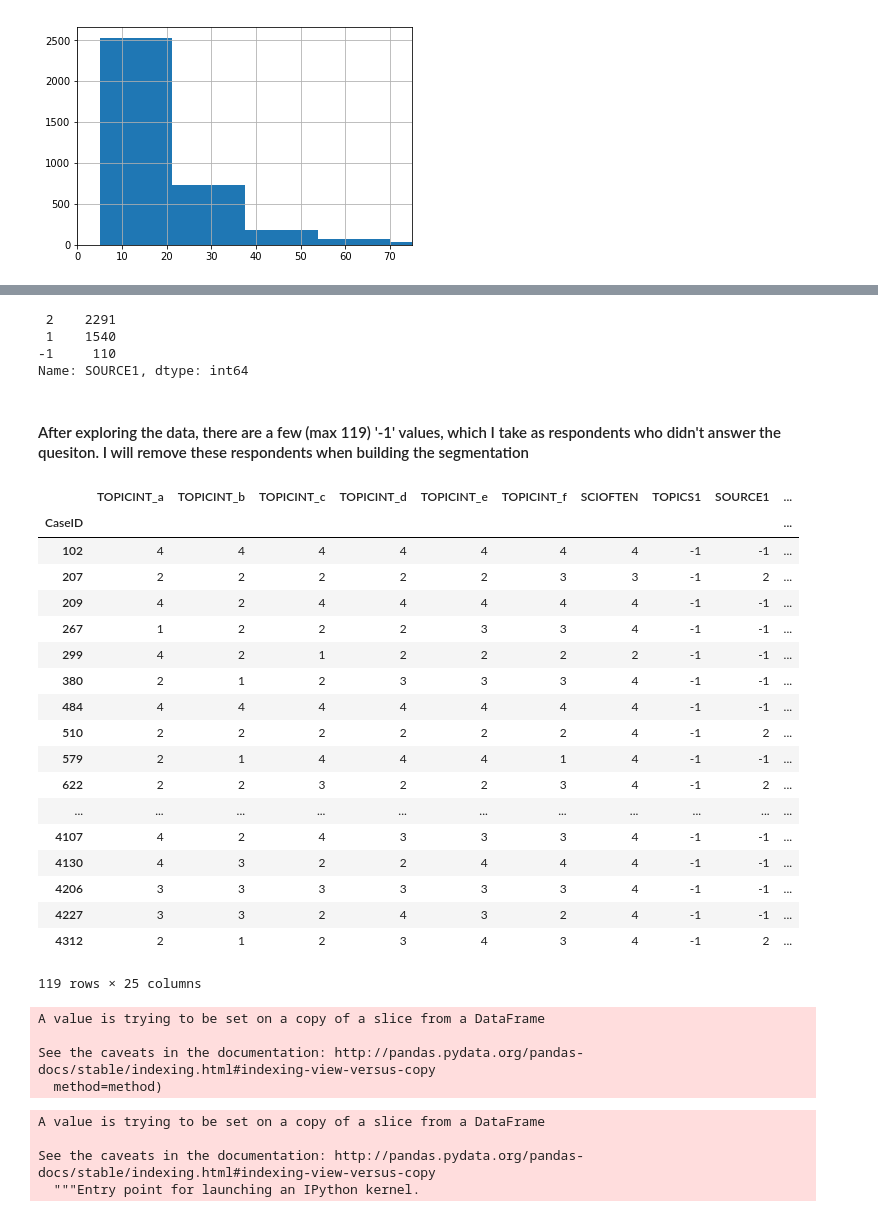
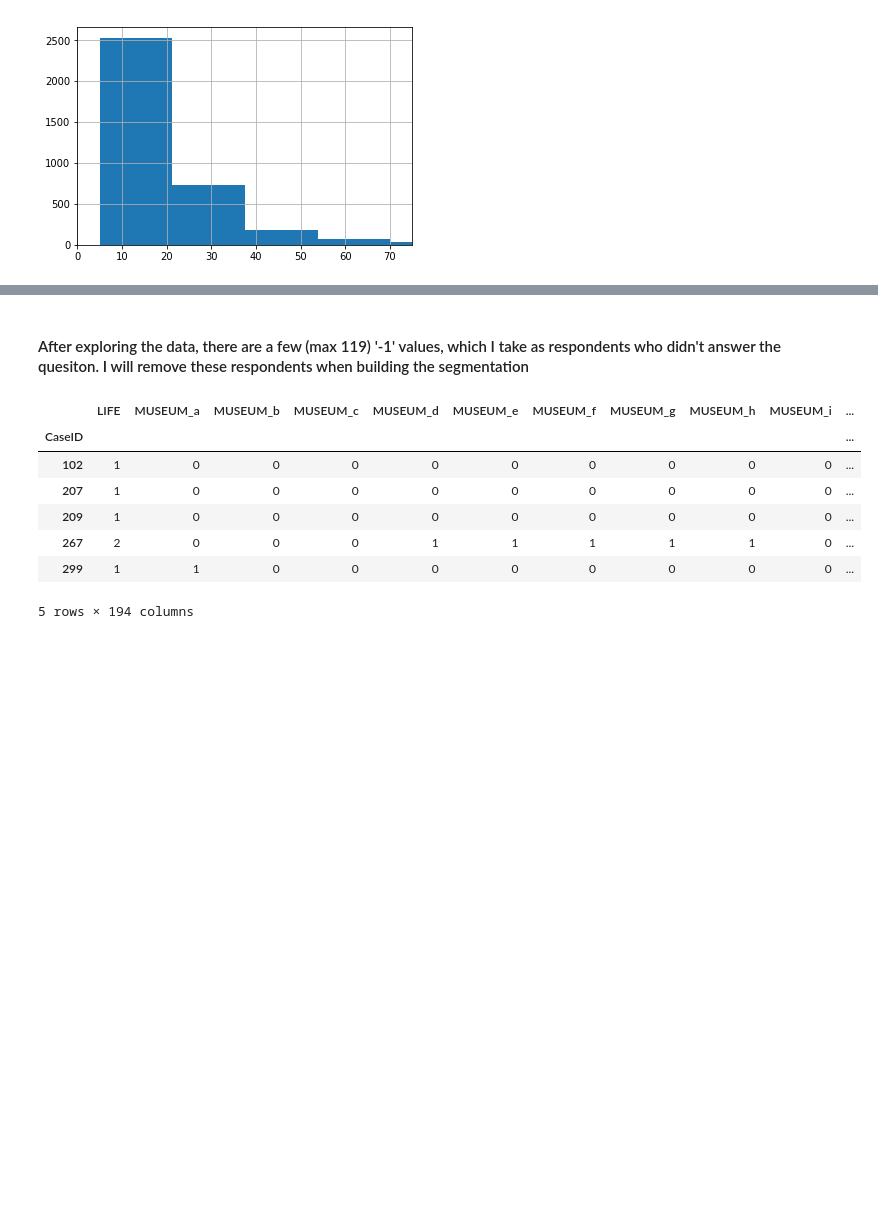
Before and after one commit to taysummers/science_news_segmentation, a Jupyter notebook: JupyterNotebookWork/DataExploration.ipynb, the cells around one changed output, grey strips where cells are left out. Saved outputs shown, nothing was run; the diff lists cells and outputs as text; code cells hidden in the pictures; blank space fills up the shorter version.

```diff
--- a/JupyterNotebookWork/DataExploration.ipynb
+++ b/JupyterNotebookWork/DataExploration.ipynb
@@ -47,2 +24,2 @@ import matplotlib.pyplot as plt
 # %%
-total_data = pd.read_csv('Data/SEGMENTATION/2017 Pew Research Center Science and News Survey/Segmentation_data.csv', index_col= 'CaseID')
+total_data = pd.read_csv('../data/2017 Pew Research Center Science and News Survey/Segmentation_data.csv', index_col= 'CaseID')
@@ -216,45 +124,17 @@ memory usage: 960.5 KB
-# %%
-segment_data['SOURCE1'].value_counts()
-# %% [output]
- 2    2291
- 1    1540
--1     110
-Name: SOURCE1, dtype: int64
 # %% [markdown]
 #### After exploring the data, there are a few (max 119) '-1' values, which I take as respondents who didn't answer the quesiton. I will remove these respondents when building the segmentation
-# %%
-segment_data[segment_data['TOPICS1'] == -1]
-# %% [output]
-|  | TOPICINT_a | TOPICINT_b | TOPICINT_c | TOPICINT_d | TOPICINT_e | TOPICINT_f | SCIOFTEN | TOPICS1 | SOURCE1 | ... |
-| CaseID |  |  |  |  |  |  |  |  |  | ... |
-| 102 | 4 | 4 | 4 | 4 | 4 | 4 | 4 | -1 | -1 | ... |
-| 207 | 2 | 2 | 2 | 2 | 2 | 3 | 3 | -1 | 2 | ... |
-| 209 | 4 | 2 | 4 | 4 | 4 | 4 | 4 | -1 | -1 | ... |
-| 267 | 1 | 2 | 2 | 2 | 3 | 3 | 4 | -1 | -1 | ... |
-| 299 | 4 | 2 | 1 | 2 | 2 | 2 | 2 | -1 | -1 | ... |
-| 380 | 2 | 1 | 2 | 3 | 3 | 3 | 4 | -1 | -1 | ... |
-| 484 | 4 | 4 | 4 | 4 | 4 | 4 | 4 | -1 | -1 | ... |
-| 510 | 2 | 2 | 2 | 2 | 2 | 2 | 4 | -1 | 2 | ... |
-| 579 | 2 | 1 | 4 | 4 | 4 | 1 | 4 | -1 | -1 | ... |
-| 622 | 2 | 2 | 3 | 2 | 2 | 3 | 4 | -1 | 2 | ... |
-| ... | ... | ... | ... | ... | ... | ... | ... | ... | ... | ... |
-| 4107 | 4 | 2 | 4 | 3 | 3 | 3 | 4 | -1 | -1 | ... |
-| 4130 | 4 | 3 | 2 | 2 | 4 | 4 | 4 | -1 | -1 | ... |
-| 4206 | 3 | 3 | 3 | 3 | 3 | 3 | 4 | -1 | -1 | ... |
-| 4227 | 3 | 3 | 2 | 4 | 3 | 2 | 4 | -1 | -1 | ... |
-| 4312 | 2 | 1 | 2 | 3 | 4 | 3 | 4 | -1 | 2 | ... |
-119 rows × 25 columns
+# %%
+filtered_data_drop[filtered_data_drop['TOPICS1'] == -1].head()
+# %% [output]
+|  | LIFE | MUSEUM_a | MUSEUM_b | MUSEUM_c | MUSEUM_d | MUSEUM_e | MUSEUM_f | MUSEUM_g | MUSEUM_h | MUSEUM_i | ... |
+| CaseID |  |  |  |  |  |  |  |  |  |  | ... |
+| 102 | 1 | 0 | 0 | 0 | 0 | 0 | 0 | 0 | 0 | 0 | ... |
+| 207 | 1 | 0 | 0 | 0 | 0 | 0 | 0 | 0 | 0 | 0 | ... |
+| 209 | 1 | 0 | 0 | 0 | 0 | 0 | 0 | 0 | 0 | 0 | ... |
+| 267 | 2 | 0 | 0 | 0 | 1 | 1 | 1 | 1 | 1 | 0 | ... |
+| 299 | 1 | 1 | 0 | 0 | 0 | 0 | 0 | 0 | 0 | 0 | ... |
+5 rows × 194 columns
 # %%
-segment_data.replace(-1, np.NaN, inplace = True)
+filtered_data_drop.replace(-1, np.NaN, inplace = True)
-# %% [output]
-A value is trying to be set on a copy of a slice from a DataFrame
-
-See the caveats in the documentation: http://pandas.pydata.org/pandas-docs/stable/indexing.html#indexing-view-versus-copy
-  method=method)
 # %%
-segment_data.dropna(inplace = True)
+filtered_data_drop.dropna(inplace = True)
-# %% [output]
-A value is trying to be set on a copy of a slice from a DataFrame
-
-See the caveats in the documentation: http://pandas.pydata.org/pandas-docs/stable/indexing.html#indexing-view-versus-copy
-  """Entry point for launching an IPython kernel.
```
Also changed, not shown: parts of 20 cells of this notebook, 9 other files.
